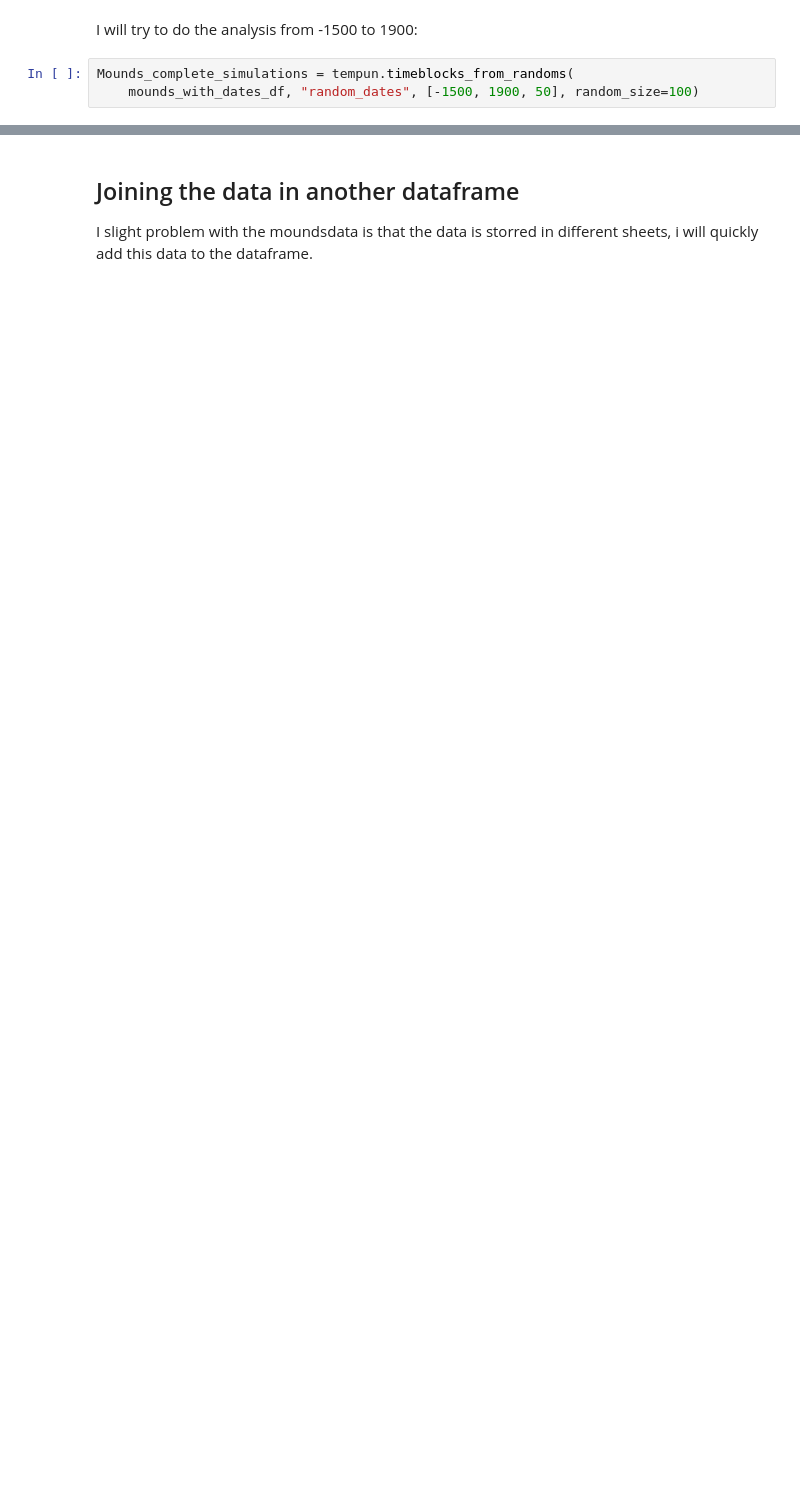
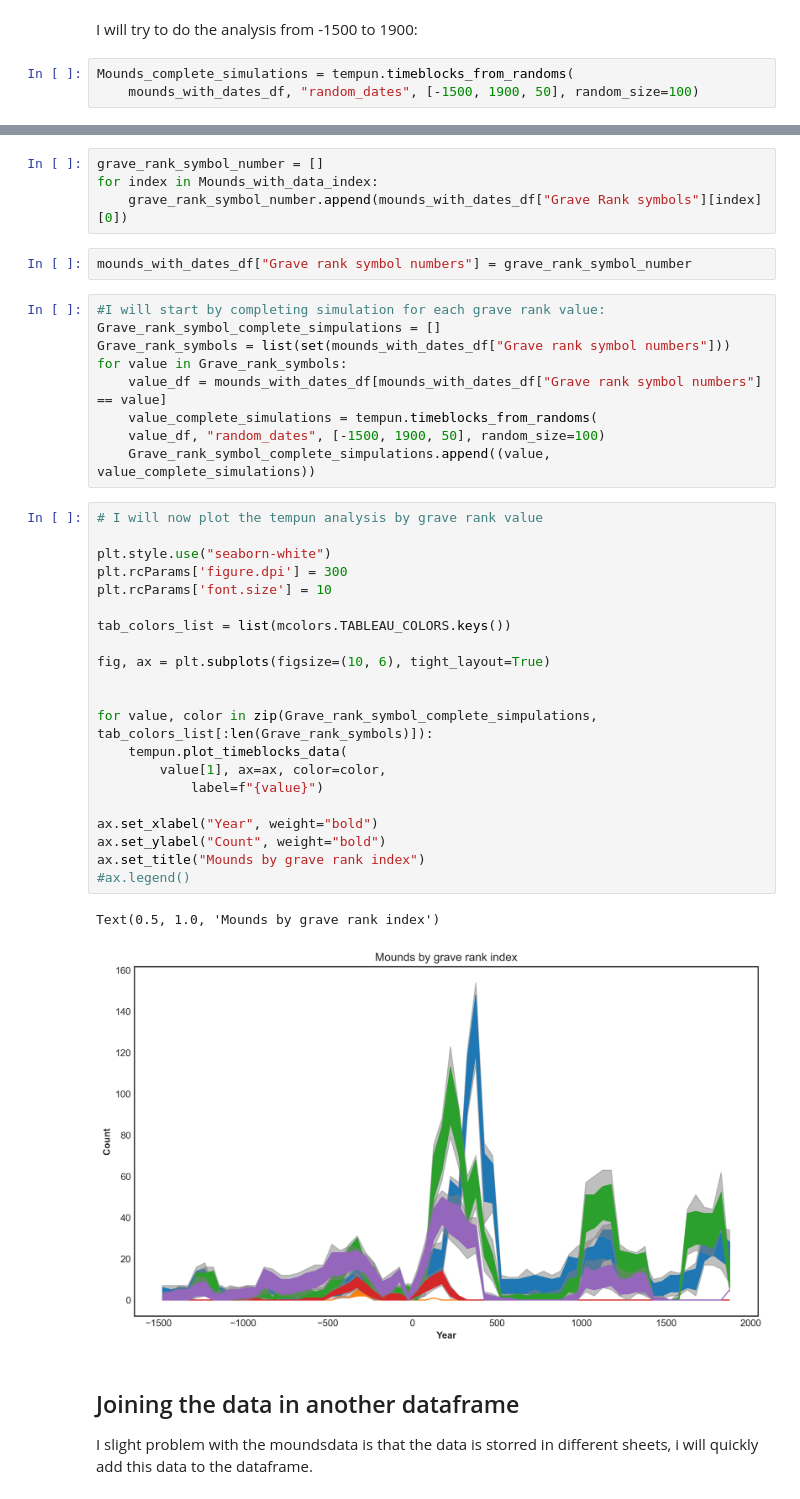
Before and after one commit to sdam-au/mounds_ETL, a Jupyter notebook: scripts/Exploring_mounds_periods.ipynb, the cells around one changed output, grey strips where cells are left out. Saved outputs shown, nothing was run; the diff lists cells and outputs as text; blank space fills up the shorter version.

```diff
--- a/scripts/Exploring_mounds_periods.ipynb
+++ b/scripts/Exploring_mounds_periods.ipynb
@@ -602,3 +655,42 @@ As the grave_rank_symbols are assigned by both an
+# %%
+grave_rank_symbol_number = []
+for index in Mounds_with_data_index:
+    grave_rank_symbol_number.append(mounds_with_dates_df["Grave Rank symbols"][index][0])
+# %%
+mounds_with_dates_df["Grave rank symbol numbers"] = grave_rank_symbol_number
+# %%
+#I will start by completing simulation for each grave rank value:
+Grave_rank_symbol_complete_simpulations = []
+Grave_rank_symbols = list(set(mounds_with_dates_df["Grave rank symbol numbers"]))
+for value in Grave_rank_symbols:
+    value_df = mounds_with_dates_df[mounds_with_dates_df["Grave rank symbol numbers"] == value]
+    value_complete_simulations = tempun.timeblocks_from_randoms(
+    value_df, "random_dates", [-1500, 1900, 50], random_size=100)
+    Grave_rank_symbol_complete_simpulations.append((value, value_complete_simulations))
+# %%
+# I will now plot the tempun analysis by grave rank value
+
+plt.style.use("seaborn-white")
+plt.rcParams['figure.dpi'] = 300
+plt.rcParams['font.size'] = 10
+
+tab_colors_list = list(mcolors.TABLEAU_COLORS.keys())
+
+fig, ax = plt.subplots(figsize=(10, 6), tight_layout=True)
+
+
+for value, color in zip(Grave_rank_symbol_complete_simpulations, tab_colors_list[:len(Grave_rank_symbols)]):
+    tempun.plot_timeblocks_data(
+        value[1], ax=ax, color=color,
+            label=f"{value}")
+
+ax.set_xlabel("Year", weight="bold")
+ax.set_ylabel("Count", weight="bold")
+ax.set_title("Mounds by grave rank index")
+#ax.legend()
+# %% [output]
+Text(0.5, 1.0, 'Mounds by grave rank index')
+[figure, added]
 # %% [markdown]
 ## Joining the data in another dataframe
 
```
Also changed, not shown: parts of 44 cells of this notebook.
